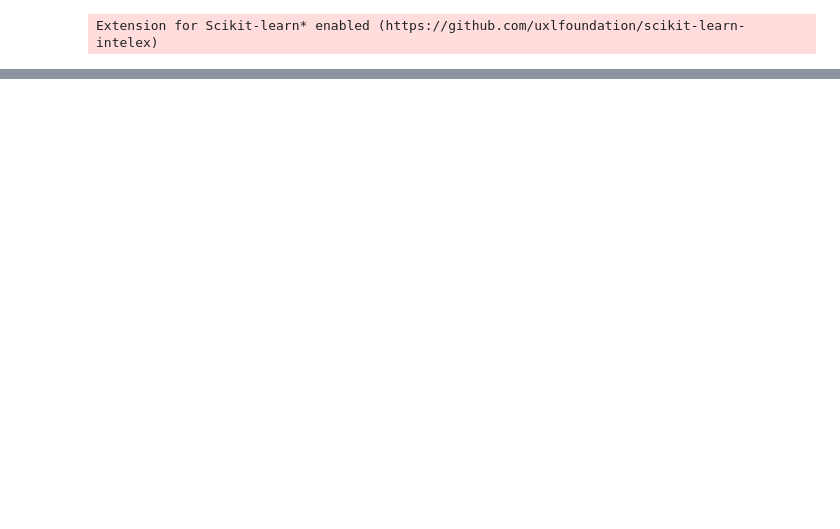
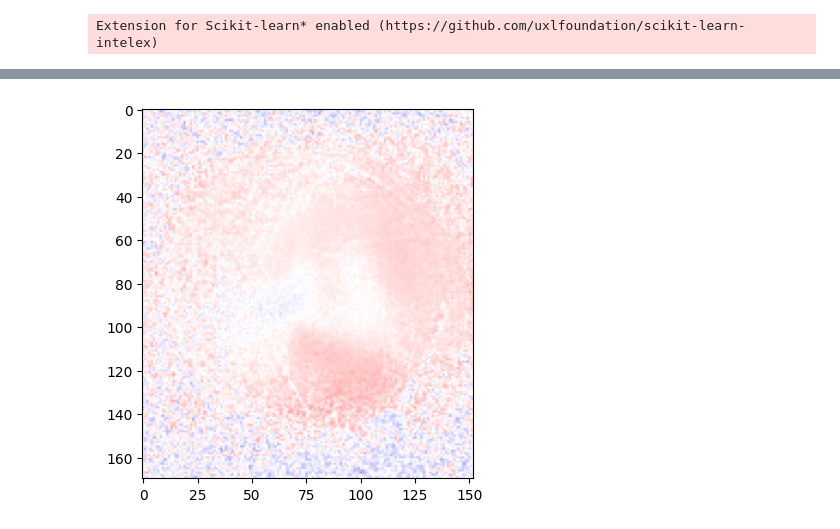
Before and after one commit to cristiban/thesis, a Jupyter notebook: thesis_code/STRF.ipynb, the cells around one changed output, grey strips where cells are left out. Saved outputs shown, nothing was run; the diff lists cells and outputs as text; code cells hidden in the pictures; blank space fills up the shorter version.

```diff
--- a/thesis_code/STRF.ipynb
+++ b/thesis_code/STRF.ipynb
@@ -66,17 +117,22 @@ plt.colorbar()
 # %%
 from IPython.display import Video
 from matplotlib import animation, cm
 
 temporal_avg_strf_list = np.mean(coef_ridge, axis=1)
 temporal_avg_strf_list = (temporal_avg_strf_list - np.mean(temporal_avg_strf_list)) / (
     np.max(temporal_avg_strf_list) - np.min(temporal_avg_strf_list)
 )
 temporal_avg_strf_list = np.transpose(temporal_avg_strf_list)
-temporal_avg_strf_list = temporal_avg_strf_list.reshape(-1, small_height, small_width)
+temporal_avg_strf_list = temporal_avg_strf_list.reshape(
+    -1, code_params["prep_resp_dims"][0], code_params["prep_resp_dims"][1]
+)
 
 frames = []
 fig = plt.figure()
 for frame in temporal_avg_strf_list:
     frames.append([plt.imshow(frame, cmap="bwr", vmin=-1, vmax=1, animated=True)])
 ani = animation.ArtistAnimation(fig, frames, interval=50, blit=True, repeat_delay=1000)
+ani.save(f"temp_strf_{code_params['max_lag']}_{code_params['nr_trials']}_trials.mkv")
 plt.show()
+# %% [output]
+[figure, added]
```
Also changed, not shown: parts of 5 cells of this notebook, 3 other files.
